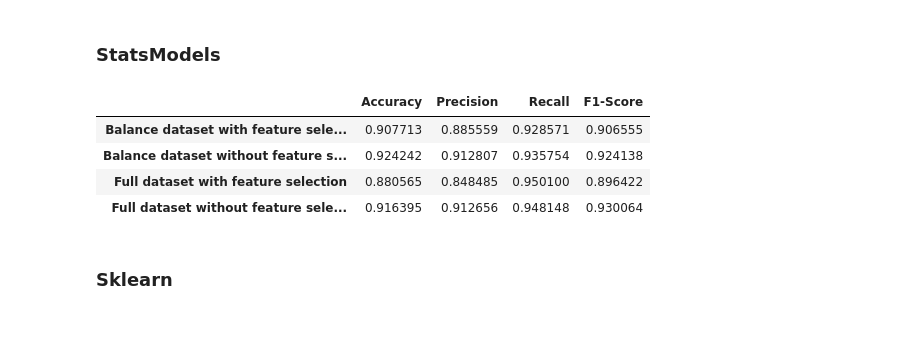
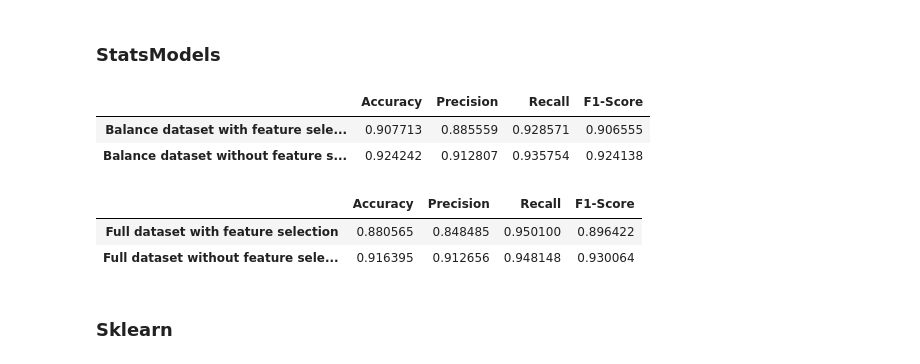
Before and after one commit to quickheaven/scs-3251-statistics-for-data-science, a Jupyter notebook: project_spambase_nb.ipynb, the cells around one changed output. Drawn from its saved outputs; the diff is of its cells as text; code cells hidden in the pictures; blank space fills up the shorter version.

Commit message:
Separate the result of the balance and full datasets.

```diff
--- a/project_spambase_nb.ipynb
+++ b/project_spambase_nb.ipynb
@@ -556,12 +556,10 @@ get_full_dataset
 # %% [markdown]
 ## Result
 # %%
-df_sm_merged = pd.concat([df_sm_result1, df_sm_result2, df_sm_result3, df_sm_result4])
+df_bal_sm_merged = pd.concat([df_sm_result1, df_sm_result2])
 
-as_list = df_sm_merged.index.tolist()
+as_list = df_bal_sm_merged.index.tolist()
 
 as_list[0] = 'Balance dataset with feature selection'
 as_list[1] = 'Balance dataset without feature selection'
-as_list[2] = 'Full dataset with feature selection'
-as_list[3] = 'Full dataset without feature selection'
-df_sm_merged.index = as_list
+df_bal_sm_merged.index = as_list
@@ -568,13 +574,17 @@ df_sm_merged.index = as_list
 # %% [markdown]
 ### StatsModels
 # %%
-df_sm_merged
+df_bal_sm_merged
 # %% [output]
 |  | Accuracy | Precision | Recall | F1-Score |
 | Balance dataset with feature sele... | 0.907713 | 0.885559 | 0.928571 | 0.906555 |
 | Balance dataset without feature s... | 0.924242 | 0.912807 | 0.935754 | 0.924138 |
-| Full dataset with feature selection | 0.880565 | 0.848485 | 0.950100 | 0.896422 |
-| Full dataset without feature sele... | 0.916395 | 0.912656 | 0.948148 | 0.930064 |
+# %%
+df_full_sm_merged
+# %% [output]
+|  | Accuracy | Precision | Recall | F1-Score |
+| Full dataset with feature selection | 0.880565 | 0.848485 | 0.950100 | 0.896422 |
+| Full dataset without feature sele... | 0.916395 | 0.912656 | 0.948148 | 0.930064 |
 # %%
 df_sk_merged = pd.concat([df_sk_result1, df_sk_result2, df_sk_result3, df_sk_result4])
 
```
Also changed, not shown: parts of 5 cells of this notebook, 1 other file.
